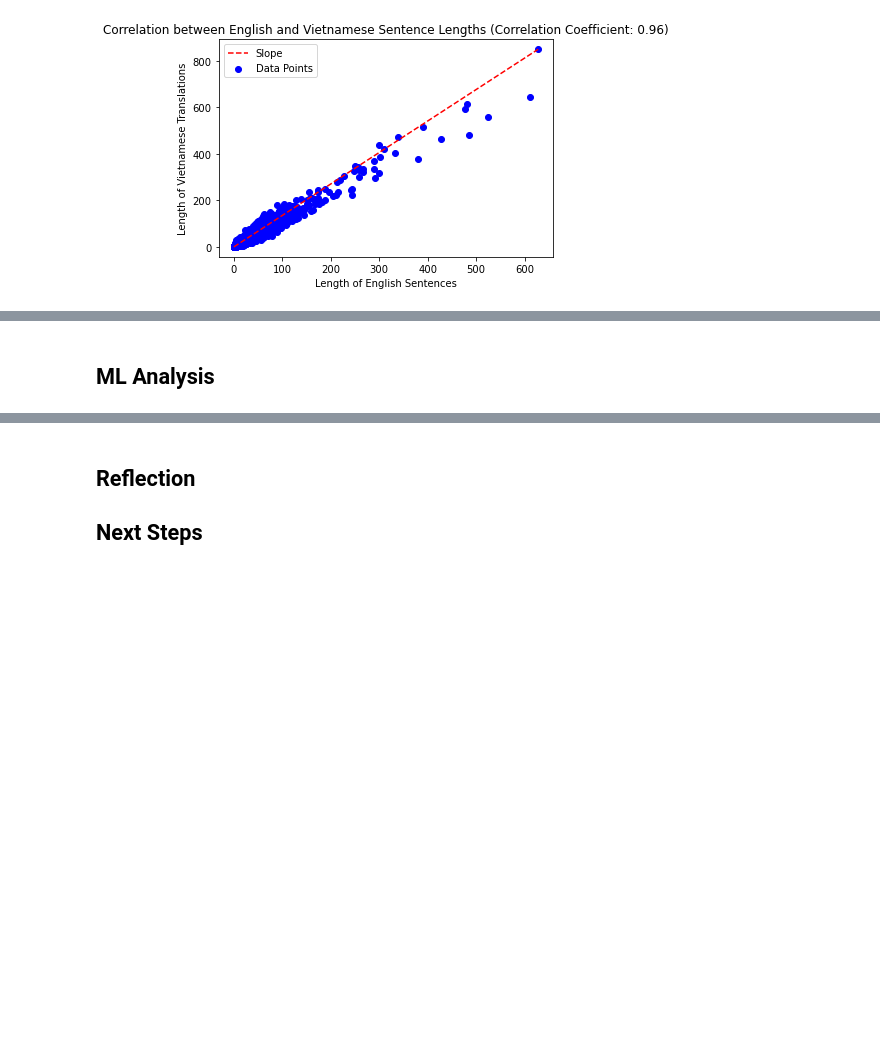
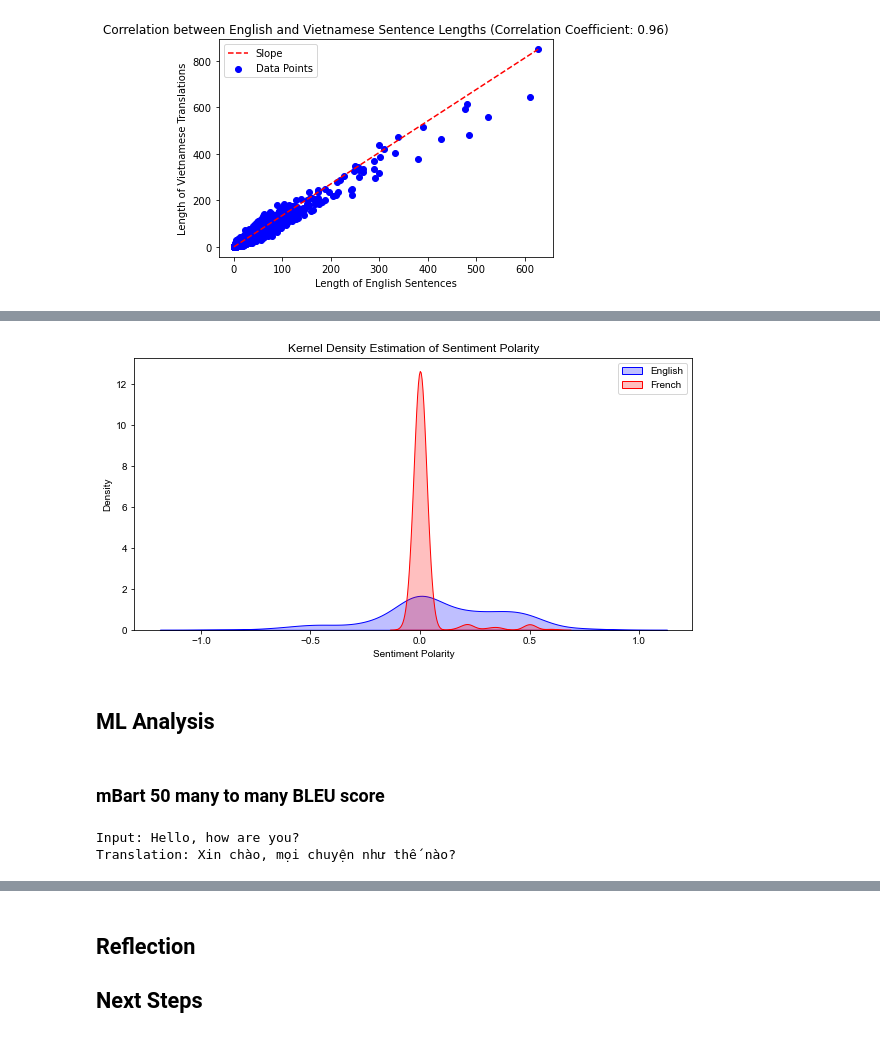
Before and after one commit to MDakshithagithub/Language_Translation_LLM, a Jupyter notebook: llm.ipynb, the cells around one changed output, grey strips where cells are left out. Saved outputs shown, nothing was run; the diff lists cells and outputs as text; code cells hidden in the pictures; blank space fills up the shorter version.

Commit message:
Visualizations on french dataset

```diff
--- a/llm.ipynb
+++ b/llm.ipynb
@@ -39,0 +53,14 @@ print(df.head())
+# %%
+french_dataset = load_dataset("demelin/wino_x", 'lm_en_fr')
+# %%
+test_data = french_dataset['test']
+
+english_translations = [sample['context_en'] for sample in test_data]
+french_translations = [sample['context_fr'] for sample in test_data]
+
+# Create DataFrame
+fr_df = pd.DataFrame({'English': english_translations, 'French': french_translations})
+
+fr_df = fr_df[fr_df.index % 2 == 0]
+fr_df = fr_df[:298]
+display(fr_df.head())
@@ -137,2 +191,33 @@ generate_wordcloud(vietnamese_words, 'Vietnamese')
+# %%
+import seaborn as sns
+import matplotlib.pyplot as plt
+from textblob import TextBlob
+import pandas as pd
+
+# Calculate sentiment polarity for English and French translations
+english_sentiments = [TextBlob(text).sentiment.polarity for text in fr_df['English']]
+french_sentiments = [TextBlob(text).sentiment.polarity for text in fr_df['French']]
+
+# Set up the figure and axis
+plt.figure(figsize=(10, 5))
+
+# Create KDE plots for English and French sentiment distributions
+sns.kdeplot(english_sentiments, shade=True, color="b", label="English")
+sns.kdeplot(french_sentiments, shade=True, color="r", label="French")
+
+# Set labels and title
+plt.xlabel('Sentiment Polarity')
+plt.ylabel('Density')
+plt.title('Kernel Density Estimation of Sentiment Polarity')
+
+# Add legend
+plt.legend()
+
+# Show the plot
+plt.show()
+# %% [output]
+[figure, added]
 # %% [markdown]
 ## ML Analysis
+# %% [markdown]
+### mBart 50 many to many BLEU score
@@ -138,0 +241,16 @@ generate_wordcloud(vietnamese_words, 'Vietnamese')
+# %%
+# Example input and output from english to vietnamese
+
+example_input = "Hello, how are you?"
+
+input_ids = tokenizer.encode(example_input, return_tensors="pt")
+
+output_ids = model.generate(input_ids, forced_bos_token_id=tokenizer.lang_code_to_id[target_lang])
+
+
+translation = tokenizer.decode(output_ids[0], skip_special_tokens=True)
+print(f"Input: {example_input}")
+print(f"Translation: {translation}")
+# %% [output]
+Input: Hello, how are you?
+Translation: Xin chào, mọi chuyện như thế nào?
```
Also changed, not shown: parts of 22 cells of this notebook.
